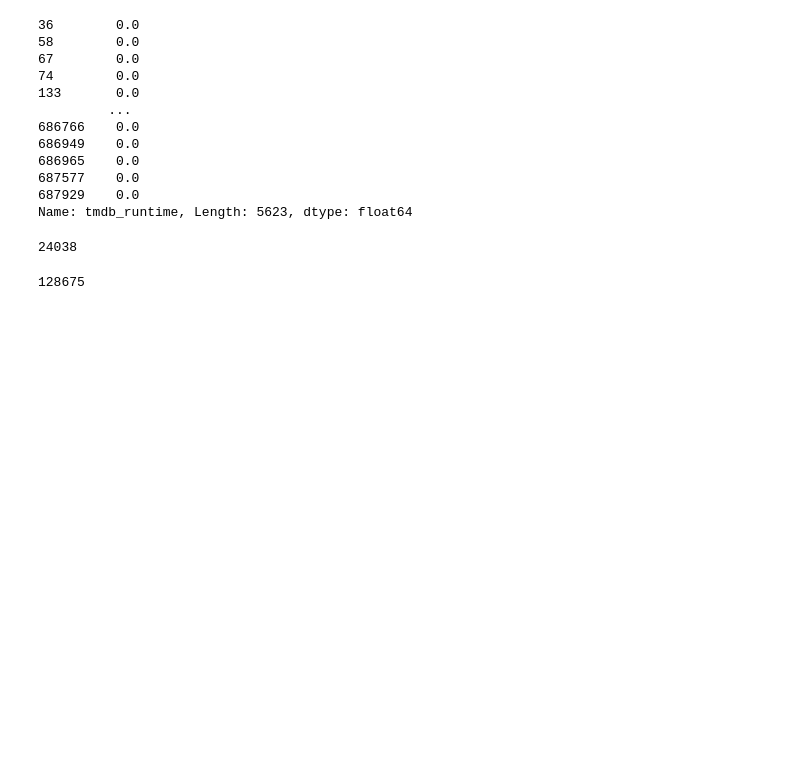
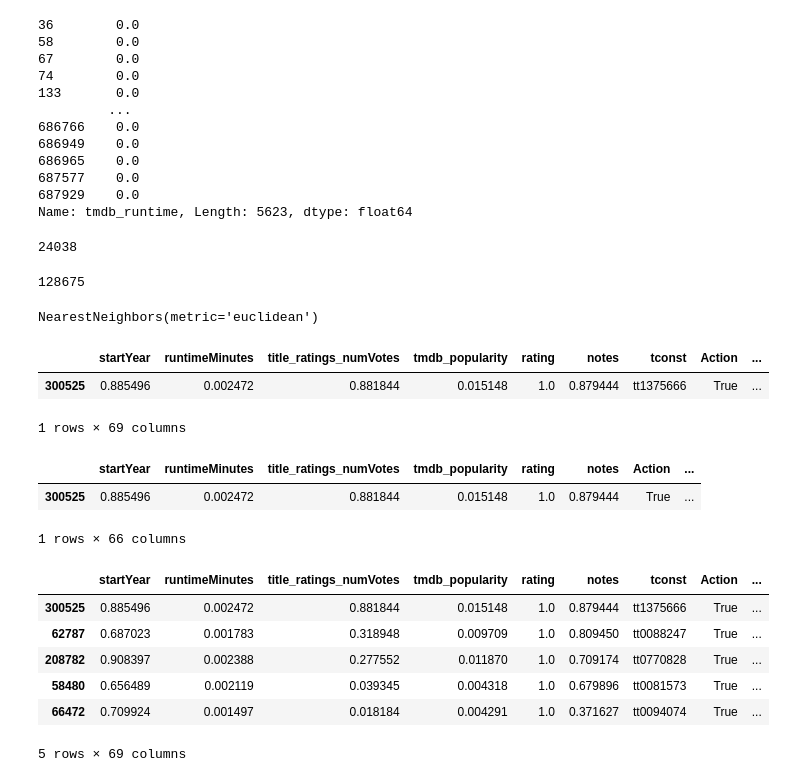
Before and after one commit to jpvt-data/AlgoCinema, a Jupyter notebook: machine learning/BIG_DF_ML_RESTORE.ipynb, the cells around one changed output. Cells and saved outputs as stored; diff of their text form; code cells hidden in the pictures; blank space fills up the shorter version.

```diff
--- a/machine learning/BIG_DF_ML_RESTORE.ipynb
+++ b/machine learning/BIG_DF_ML_RESTORE.ipynb
@@ -545,0 +651,31 @@ BIG_DF_ML5['rating'] = BIG_DF_ML5['rating'].fillna(0)
+# %%
+model = NearestNeighbors(n_neighbors=5, metric='euclidean')
+model.fit(X_encoded.drop(columns = ['tconst', 'title', 'liste_titles']))
+# %% [output]
+NearestNeighbors(metric='euclidean')
+# %%
+caract_film = X_encoded[X_encoded['title']== 'Inception']
+caract_film
+# %% [output]
+|  | startYear | runtimeMinutes | title_ratings_numVotes | tmdb_popularity | rating | notes | tconst | Action | ... |
+| 300525 | 0.885496 | 0.002472 | 0.881844 | 0.015148 | 1.0 | 0.879444 | tt1375666 | True | ... |
+1 rows × 69 columns
+# %%
+caract_film = caract_film[caracteristiques]
+caract_film
+# %% [output]
+|  | startYear | runtimeMinutes | title_ratings_numVotes | tmdb_popularity | rating | notes | Action | ... |
+| 300525 | 0.885496 | 0.002472 | 0.881844 | 0.015148 | 1.0 | 0.879444 | True | ... |
+1 rows × 66 columns
+# %%
+distances, indices = model.kneighbors(caract_film)
+# %%
+X_encoded.iloc[indices[0]]
+# %% [output]
+|  | startYear | runtimeMinutes | title_ratings_numVotes | tmdb_popularity | rating | notes | tconst | Action | ... |
+| 300525 | 0.885496 | 0.002472 | 0.881844 | 0.015148 | 1.0 | 0.879444 | tt1375666 | True | ... |
+| 62787 | 0.687023 | 0.001783 | 0.318948 | 0.009709 | 1.0 | 0.809450 | tt0088247 | True | ... |
+| 208782 | 0.908397 | 0.002388 | 0.277552 | 0.011870 | 1.0 | 0.709174 | tt0770828 | True | ... |
+| 58480 | 0.656489 | 0.002119 | 0.039345 | 0.004318 | 1.0 | 0.679896 | tt0081573 | True | ... |
+| 66472 | 0.709924 | 0.001497 | 0.018184 | 0.004291 | 1.0 | 0.371627 | tt0094074 | True | ... |
+5 rows × 69 columns
```
Also changed, not shown: parts of 11 cells of this notebook, 1 other file.
